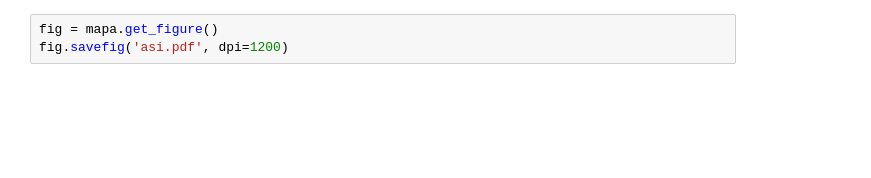
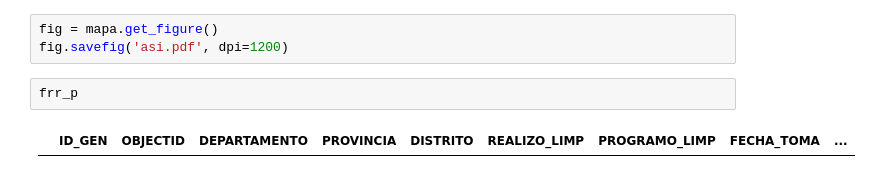
Before and after one commit to Dante-Guerrero/RR_Notebook, a Jupyter notebook: book1.ipynb, the cells around one changed output. Drawn from its saved outputs; the diff is of its cells as text; blank space fills up the shorter version.

```diff
--- a/book1.ipynb
+++ b/book1.ipynb
@@ -433,3 +432,7 @@ mapa.text(x, y, info, fontsize='x-large')
 # %%
 fig = mapa.get_figure()
 fig.savefig('asi.pdf', dpi=1200)
+# %%
+frr_p
+# %% [output]
+|  | ID_GEN | OBJECTID | DEPARTAMENTO | PROVINCIA | DISTRITO | REALIZO_LIMP | PROGRAMO_LIMP | FECHA_TOMA | ... |
```
Also changed, not shown: parts of 7 cells of this notebook, 11 other files.
